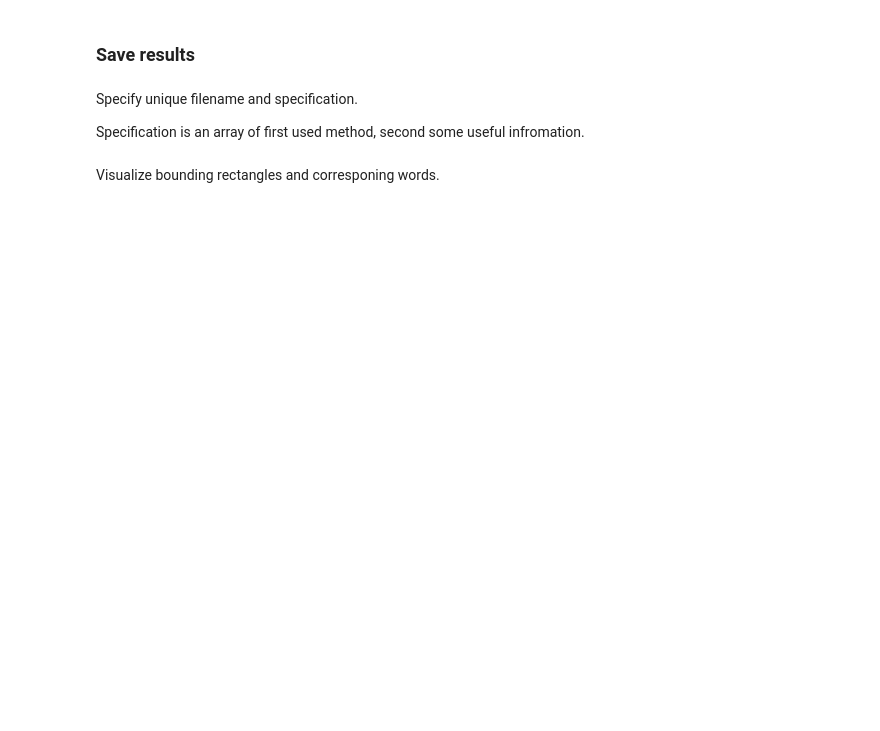
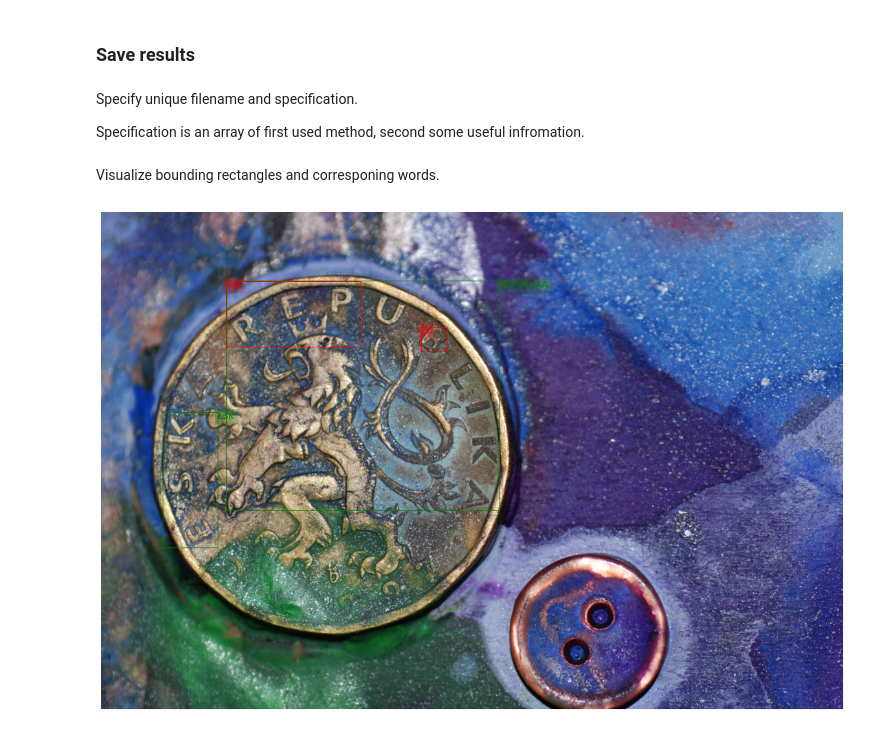
Before and after one commit to GruAna/VU, a Jupyter notebook: m_keras.ipynb, the cells around one changed output. Saved outputs shown, nothing was run; the diff lists cells and outputs as text; code cells hidden in the pictures; blank space fills up the shorter version.

Commit message:
trained model

```diff
--- a/m_keras.ipynb
+++ b/m_keras.ipynb
@@ -54,8 +50,3 @@ from utils import *
-# %%
-# whether images are to be resized (skrinking)
-
-resize = False
-width = 300
 # %% [markdown]
 ## Dataset loading
 # %% [markdown]
@@ -72,9 +171,2 @@ n_imgs = len(list_img_paths)
 # %%
-# load images
-original_images = [(cv.imread(file)) for file in list_img_paths]
-
-# shrink images
-if resize:
-    images = shrink_all(original_images, width)
-else:
-    images = original_images.copy()
+images = [(cv.imread(file)) for file in list_img_paths]
@@ -111,5 +234,7 @@ else:
 Run OCR method.
 # %%
 # keras-ocr will automatically download pretrained weights for the detector and recognizer.
-pipeline = keras_ocr.pipeline.Pipeline()
+myrecognizer = keras_ocr.recognition.Recognizer()
+myrecognizer.model.load_weights('recognizer_ctw.h5')
+pipeline = keras_ocr.pipeline.Pipeline(recognizer=myrecognizer)
 # %% [output]
@@ -239,12 +442,18 @@ Specification is an array of first used method, second some useful infromation.
 # SELECT FROM OR CREATE OWN, COMMENT UNUSED:
 
 # basic keras-OCR (original image size, case insensitive, only alphanumeric)
-file_name = "kerasOCR_basic"
-specifications = ["keras-OCR", "original image width, case insensitive, only alphanumeric"]
+# file_name = "kerasOCR_CTW_nosplit"
+# specifications = ["keras-OCR", "original image width, case insensitive, only alphanumeric, no split"]
 
-# basic keras-OCR (300px image width, case insensitive, only alphanumeric)
-# file_name = "kerasOcr_smallimgs"
-# specifications = ["keras-OCR", "300px image width, case insensitive, only alphanumeric"]
+# file_name = "kerasOCR_Kaist_split"
+# specifications = ["keras-OCR", "Kaist, original image size, case insensitive, only alphanumeric, split"]
+
+# file_name = "kerasOCR_BD_nosplit"
+# specifications = ["keras-OCR", "born-digital, original image size, case insensitive, only alphanumeric, no split"]
+
+# TRAINED ON CTW
+file_name = "kerasOCR_CTW_traines_nosplit"
+specifications = ["keras-OCR", "original image width, case insensitive, only alphanumeric, no split, trained"]
 # %%
 # create file with results (specify method and other parameters)
 
@@ -257,10 +466,12 @@ Visualize bounding rectangles and corresponing words.
 # %%
 # all images / one sample image
 # for i in range(len(images)):
-i = 0
+i = 198
 
 im = plot_results(images[i], ground_truth[i], predicted[i])
 im.subplots_adjust(left=0, bottom=0, right=1, top=1, wspace=0, hspace=0)
 
-im.savefig('%s/result_%s.png' % (output_dir, file_name))
+im.savefig('%s/result_%s405.png' % (output_dir, file_name))
 im.show()
+# %% [output]
+[figure, added]
```
Also changed, not shown: parts of 22 cells of this notebook.
